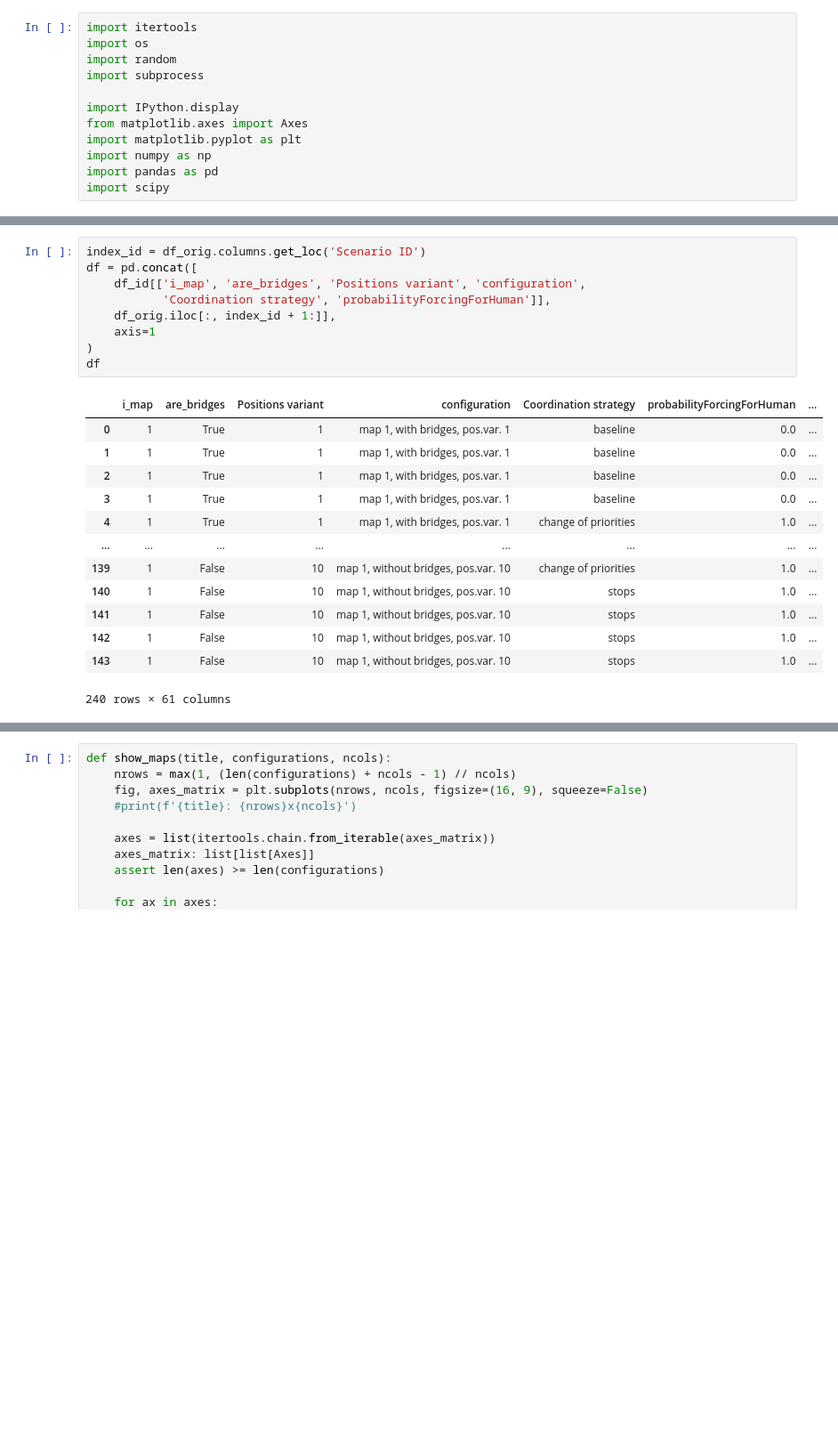
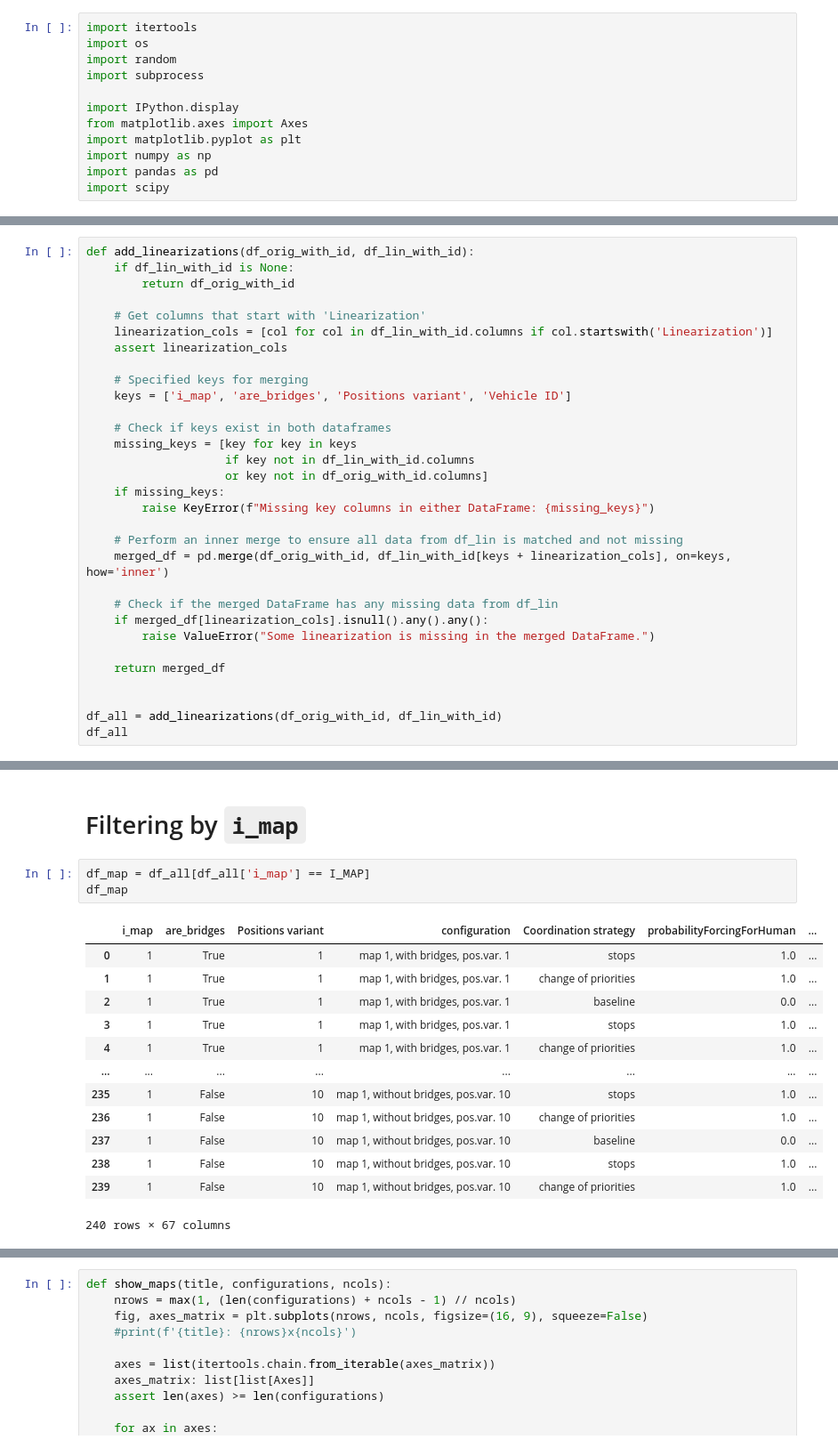
Before and after one commit to Olga-Mironenko/coordination_oru, a Jupyter notebook: scenario-analysis/analysis.ipynb, the cells around one changed output, grey strips where cells are left out. Shown at 89% size. Cells and saved outputs as stored; diff of their text form; blank space fills up the shorter version.

```diff
--- a/scenario-analysis/analysis.ipynb
+++ b/scenario-analysis/analysis.ipynb
@@ -93,0 +114,31 @@ configuration_to_filename_screenshot
+# %%
+def add_linearizations(df_orig_with_id, df_lin_with_id):
+    if df_lin_with_id is None:
+        return df_orig_with_id
+
+    # Get columns that start with 'Linearization'
+    linearization_cols = [col for col in df_lin_with_id.columns if col.startswith('Linearization')]
+    assert linearization_cols
+
+    # Specified keys for merging
+    keys = ['i_map', 'are_bridges', 'Positions variant', 'Vehicle ID']
+
+    # Check if keys exist in both dataframes
+    missing_keys = [key for key in keys
+                    if key not in df_lin_with_id.columns
+                    or key not in df_orig_with_id.columns]
+    if missing_keys:
+        raise KeyError(f"Missing key columns in either DataFrame: {missing_keys}")
+
+    # Perform an inner merge to ensure all data from df_lin is matched and not missing
+    merged_df = pd.merge(df_orig_with_id, df_lin_with_id[keys + linearization_cols], on=keys, how='inner')
+
+    # Check if the merged DataFrame has any missing data from df_lin
+    if merged_df[linearization_cols].isnull().any().any():
+        raise ValueError("Some linearization is missing in the merged DataFrame.")
+
+    return merged_df
+
+
+df_all = add_linearizations(df_orig_with_id, df_lin_with_id)
+df_all
@@ -94,24 +159,20 @@ configuration_to_filename_screenshot
+# %% [markdown]
+# Filtering by `i_map`
 # %%
-index_id = df_orig.columns.get_loc('Scenario ID')
-df = pd.concat([
-    df_id[['i_map', 'are_bridges', 'Positions variant', 'configuration',
-           'Coordination strategy', 'probabilityForcingForHuman']],
-    df_orig.iloc[:, index_id + 1:]],
-    axis=1
-)
-df
+df_map = df_all[df_all['i_map'] == I_MAP]
+df_map
 # %% [output]
 |  | i_map | are_bridges | Positions variant | configuration | Coordination strategy | probabilityForcingForHuman | ... |
-| 0 | 1 | True | 1 | map 1, with bridges, pos.var. 1 | baseline | 0.0 | ... |
-| 1 | 1 | True | 1 | map 1, with bridges, pos.var. 1 | baseline | 0.0 | ... |
+| 0 | 1 | True | 1 | map 1, with bridges, pos.var. 1 | stops | 1.0 | ... |
+| 1 | 1 | True | 1 | map 1, with bridges, pos.var. 1 | change of priorities | 1.0 | ... |
 | 2 | 1 | True | 1 | map 1, with bridges, pos.var. 1 | baseline | 0.0 | ... |
-| 3 | 1 | True | 1 | map 1, with bridges, pos.var. 1 | baseline | 0.0 | ... |
+| 3 | 1 | True | 1 | map 1, with bridges, pos.var. 1 | stops | 1.0 | ... |
 | 4 | 1 | True | 1 | map 1, with bridges, pos.var. 1 | change of priorities | 1.0 | ... |
 | ... | ... | ... | ... | ... | ... | ... | ... |
-| 139 | 1 | False | 10 | map 1, without bridges, pos.var. 10 | change of priorities | 1.0 | ... |
-| 140 | 1 | False | 10 | map 1, without bridges, pos.var. 10 | stops | 1.0 | ... |
-| 141 | 1 | False | 10 | map 1, without bridges, pos.var. 10 | stops | 1.0 | ... |
-| 142 | 1 | False | 10 | map 1, without bridges, pos.var. 10 | stops | 1.0 | ... |
-| 143 | 1 | False | 10 | map 1, without bridges, pos.var. 10 | stops | 1.0 | ... |
+| 235 | 1 | False | 10 | map 1, without bridges, pos.var. 10 | stops | 1.0 | ... |
+| 236 | 1 | False | 10 | map 1, without bridges, pos.var. 10 | change of priorities | 1.0 | ... |
+| 237 | 1 | False | 10 | map 1, without bridges, pos.var. 10 | baseline | 0.0 | ... |
+| 238 | 1 | False | 10 | map 1, without bridges, pos.var. 10 | stops | 1.0 | ... |
+| 239 | 1 | False | 10 | map 1, without bridges, pos.var. 10 | change of priorities | 1.0 | ... |
-240 rows × 61 columns
+240 rows × 67 columns
 # %%
```
Also changed, not shown: parts of 10 cells of this notebook, 2 other files.
